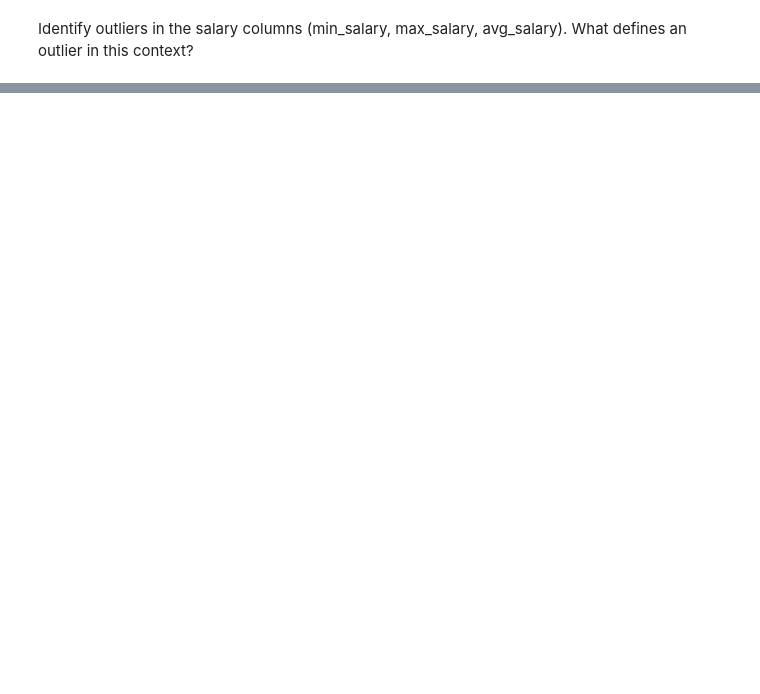
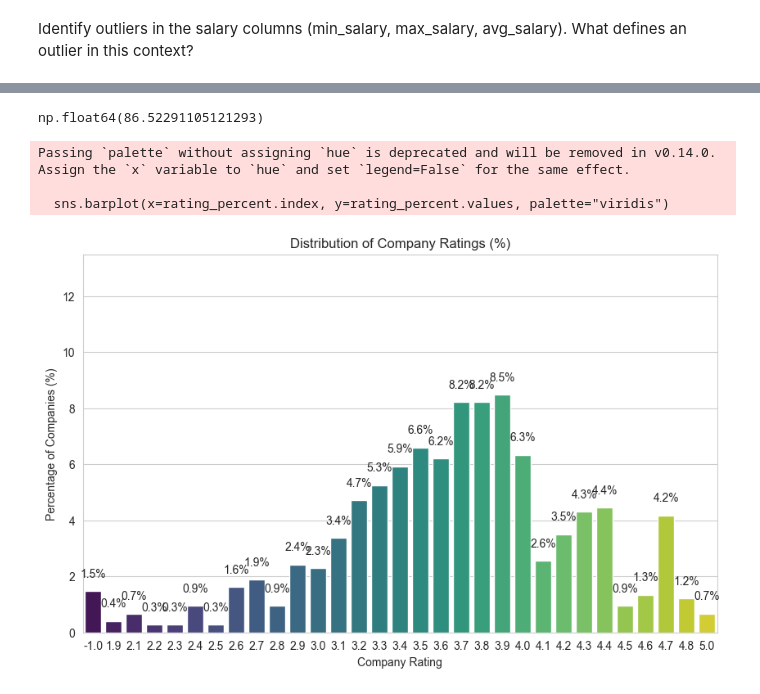
Before and after one commit to nayeem29dse/EDA-on-data-science-job-descriptions, a Jupyter notebook: EDA on saraly data.ipynb, the cells around one changed output, grey strips where cells are left out. Saved outputs shown, nothing was run; the diff lists cells and outputs as text; code cells hidden in the pictures; blank space fills up the shorter version.

```diff
--- a/EDA on saraly data.ipynb
+++ b/EDA on saraly data.ipynb
@@ -63,0 +156,31 @@ plt.show()
+# %%
+#Rating above 3
+(df['Rating'] > 3).mean()*100
+# %% [output]
+np.float64(86.52291105121293)
+# %%
+# rating_percent = df['Rating'].value_counts(normalize=True) * 100
+# rating_percent = rating_percent.sort_index()
+# Set style
+sns.set_style("whitegrid")
+
+# Create bar chart
+plt.figure(figsize=(10,6))
+sns.barplot(x=rating_percent.index, y=rating_percent.values, palette="viridis")
+
+# Add labels and title
+plt.xlabel("Company Rating")
+plt.ylabel("Percentage of Companies (%)")
+plt.title("Distribution of Company Ratings (%)")
+plt.ylim(0, rating_percent.values.max() + 5)  # add some space on top
+
+# Show percentages on top of bars
+for i, val in enumerate(rating_percent.values):
+    plt.text(i, val + 0.5, f"{val:.1f}%", ha='center')
+
+plt.show()
+# %% [output]
+Passing `palette` without assigning `hue` is deprecated and will be removed in v0.14.0. Assign the `x` variable to `hue` and set `legend=False` for the same effect.
+
+  sns.barplot(x=rating_percent.index, y=rating_percent.values, palette="viridis")
+[figure, added]
```
Also changed, not shown: parts of 13 cells of this notebook.
